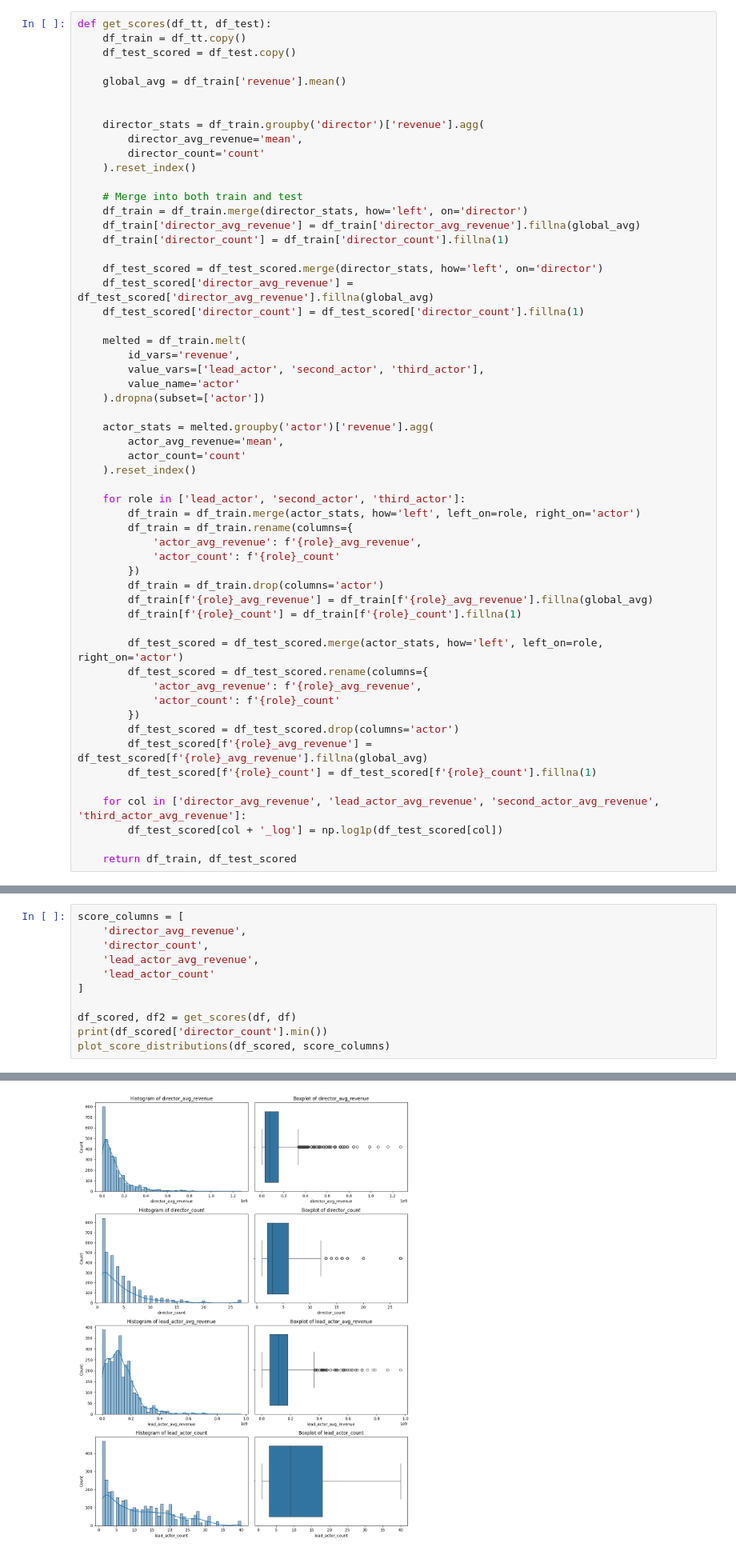
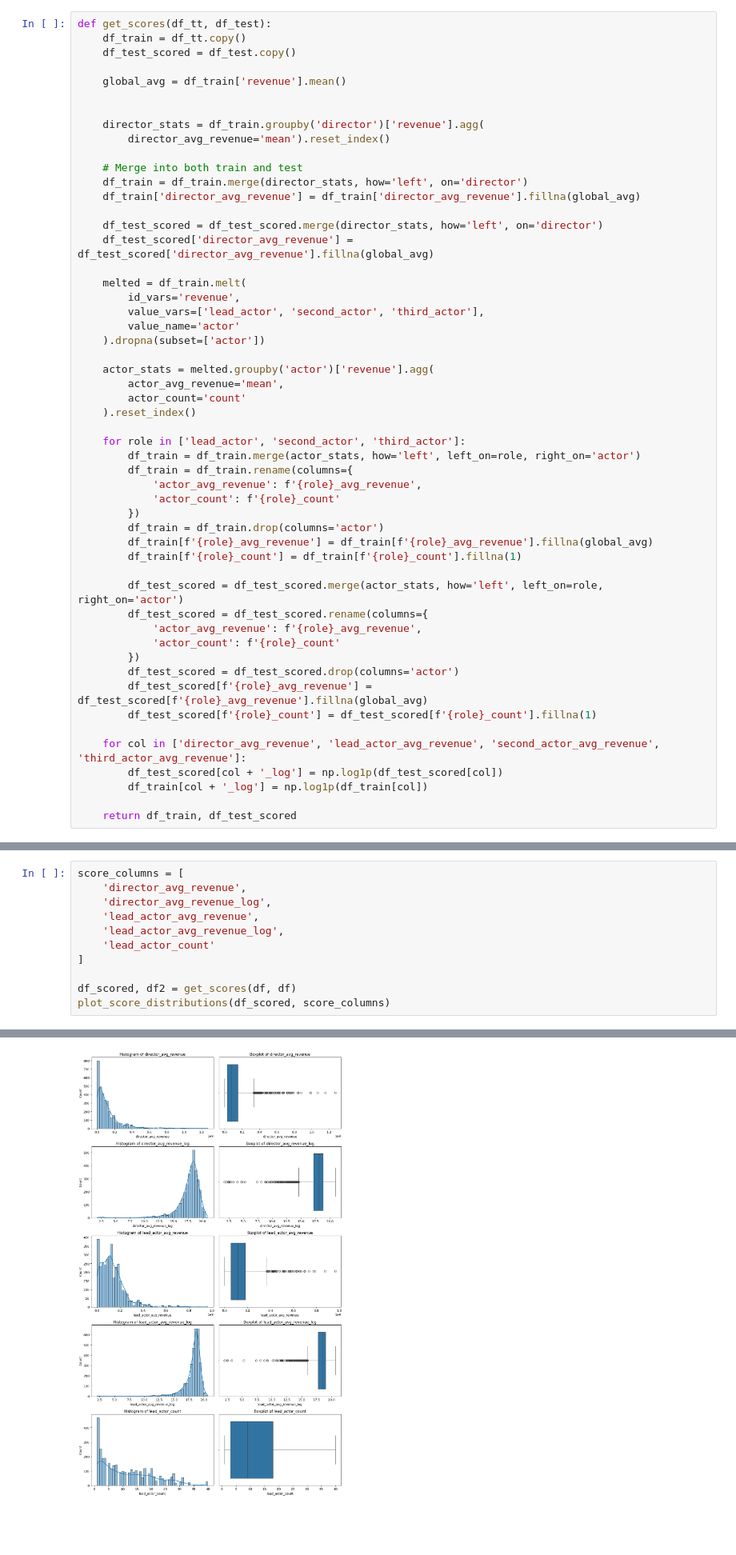
Before and after one commit to GreysonPMeyer/Film_Revenue_Predictions, a Jupyter notebook: data_access_and_cleaning.ipynb, the cells around one changed output, grey strips where cells are left out. Shown at 80% size. Saved outputs shown, nothing was run; the diff lists cells and outputs as text; blank space fills up the shorter version.

Commit message:
Trained models
I trained a number of models on the data and made predictions.

```diff
--- a/data_access_and_cleaning.ipynb
+++ b/data_access_and_cleaning.ipynb
@@ -350,18 +212,14 @@ def get_scores(df_tt, df_test):
 
 
     director_stats = df_train.groupby('director')['revenue'].agg(
-        director_avg_revenue='mean',
-        director_count='count'
-    ).reset_index()
+        director_avg_revenue='mean').reset_index()
 
     # Merge into both train and test
     df_train = df_train.merge(director_stats, how='left', on='director')
     df_train['director_avg_revenue'] = df_train['director_avg_revenue'].fillna(global_avg)
-    df_train['director_count'] = df_train['director_count'].fillna(1)
 
     df_test_scored = df_test_scored.merge(director_stats, how='left', on='director')
     df_test_scored['director_avg_revenue'] = df_test_scored['director_avg_revenue'].fillna(global_avg)
-    df_test_scored['director_count'] = df_test_scored['director_count'].fillna(1)
 
     melted = df_train.melt(
         id_vars='revenue',
@@ -395,6 +253,7 @@ def get_scores(df_tt, df_test):
 
     for col in ['director_avg_revenue', 'lead_actor_avg_revenue', 'second_actor_avg_revenue', 'third_actor_avg_revenue']:
         df_test_scored[col + '_log'] = np.log1p(df_test_scored[col])
+        df_train[col + '_log'] = np.log1p(df_train[col])
 
     return df_train, df_test_scored
 # %% [markdown]
@@ -416,12 +275,12 @@ def plot_score_distributions(df, columns):
 # %%
 score_columns = [
     'director_avg_revenue',
-    'director_count',
+    'director_avg_revenue_log',
     'lead_actor_avg_revenue',
+    'lead_actor_avg_revenue_log',
     'lead_actor_count'
 ]
 
 df_scored, df2 = get_scores(df, df)
-print(df_scored['director_count'].min())
 plot_score_distributions(df_scored, score_columns)
 # %% [output]
@@ -429,4 +287,4 @@ plot_score_distributions(df_scored, score_columns)
-[figure, old version]
+[figure, new version]
 # %% [markdown]
 The revenue graphs are left-skewed so I have decided to include a log-transformed version of the revenue columns in the dataframe to see if the transformed values perform better in the context of the eventual model.
 # %% [markdown]
```
Also changed, not shown: parts of 71 cells of this notebook.
